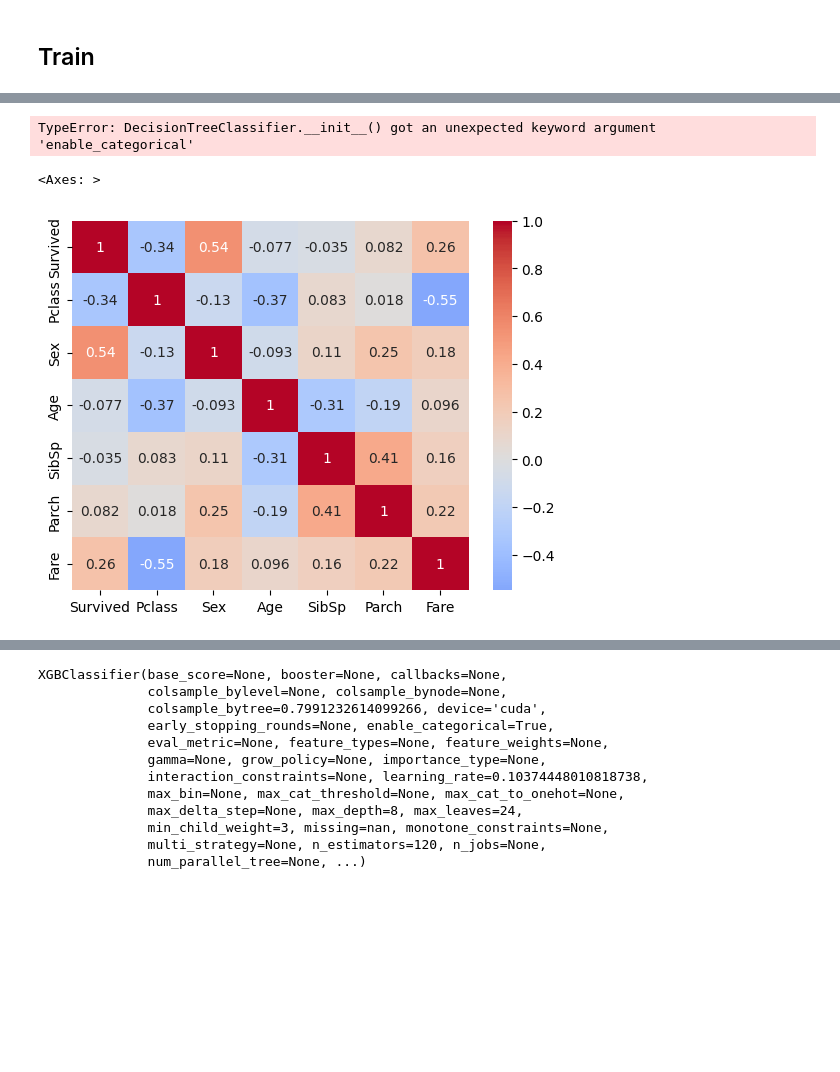
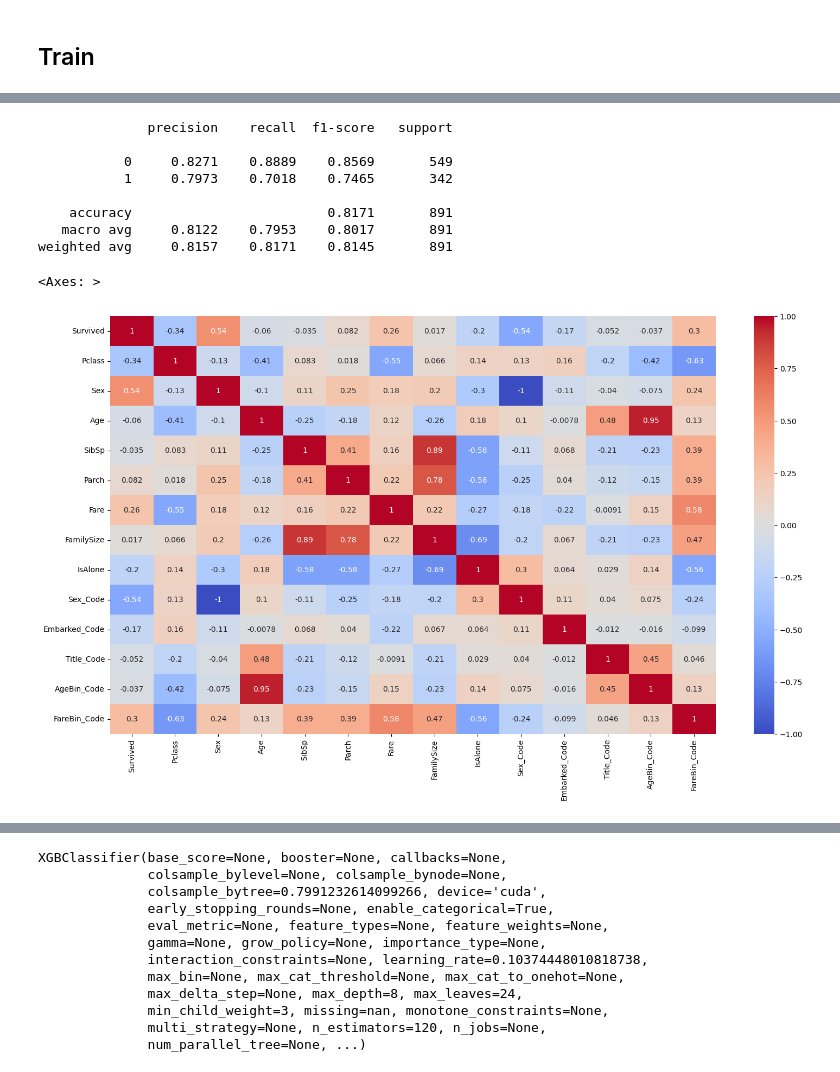
Before and after one commit to treerspeaking/titanic, a Jupyter notebook: feature_engineering_and_prediction.ipynb, the cells around one changed output, grey strips where cells are left out. Saved outputs shown, nothing was run; the diff lists cells and outputs as text; code cells hidden in the pictures; blank space fills up the shorter version.

```diff
--- a/feature_engineering_and_prediction.ipynb
+++ b/feature_engineering_and_prediction.ipynb
@@ -54,12 +39,15 @@ train_df
 # %%
-from sklearn.preprocessing import OneHotEncoder
+from sklearn.preprocessing import OneHotEncoder, LabelEncoder
 
 def preprocess(df, age_median, fare_median):
     df = df.copy()
     df.drop(["Cabin", "Ticket", "PassengerId"], axis=1, inplace=True)
-    df["Sex"] = df["Sex"].map({"male": 0, "female": 1})
-    # df["Sex_PClass"] = df["Sex"].astype(str) + "_" + df["Pclass"].astype(str)
+    df["Sex_PClass"] = df["Sex"].astype(str) + "_" + df["Pclass"].astype(str)
+    df['FamilySize'] = df['SibSp'] + df['Parch'] + 1
 
+    df['FareBin'] = pd.qcut(df['Fare'], 4)
+
+    #Age Bins/Buckets using cut or value bins: https://pandas.pydata.org/pandas-docs/stable/generated/pandas.cut.html
     # Fill missing values
     # age_mask = df["Age"].isna()
     # df.loc[age_mask, "Age"] = df.loc[age_mask].set_index(["Pclass", "Sex"]).index.map(age_median)
@@ -79,12 +67,26 @@ def preprocess(df, age_median, fare_median):
     main_titles = ['Mr', 'Mrs', 'Miss', 'Master']
     df["Title"] = df["Title"].map(lambda x: x if x in main_titles else "Rare")
 
+    df['AgeBin'] = pd.cut(df['Age'].astype(int), 5)
 
-    df["Title"] = df["Title"].astype("category")
-    df["Embarked"] = df["Embarked"].astype("category")
+    df['IsAlone'] = 1 #initialize to yes/1 is alone
+    df['IsAlone'].loc[df['FamilySize'] > 1] = 0
+    label = LabelEncoder()
+    df['Sex_Code'] = label.fit_transform(df['Sex'])
+    df['Embarked_Code'] = label.fit_transform(df['Embarked'])
+    df['Title_Code'] = label.fit_transform(df['Title'])
+    df['AgeBin_Code'] = label.fit_transform(df['AgeBin'])
+    df['FareBin_Code'] = label.fit_transform(df['FareBin'])
+
+    df["Sex"] = df["Sex"].map({"male": 0, "female": 1})
+    # df["Title"] = df["Title"].astype("category")
+    # df["Embarked"] = df["Embarked"].astype("category")
+    # df["Sex_PClass"] = df["Sex_PClass"].astype("category")
+    # df = df.drop(["Sex", "Age", "Embarked", "Title", "Fare", "AgeBin", "FareBin", "Sex_PClass"], axis=1)
+
 
     # Drop original columns and concatenate encoded columns
-    df = df.drop(['Name'], axis=1)
+    # df = df.drop(['Name'], axis=1)
 
 
     return df
@@ -124,29 +142,29 @@ X_train, X_val, y_train, y_val = train_test_split(X, y, test_size=0.2, random_st
 hyper_param = {'n_estimators': 120, 'max_depth': 8, 'max_leaves': 24, 'learning_rate': 0.10374448010818738, 'subsample': 0.9062292064783252, 'colsample_bytree': 0.7991232614099266, 'reg_alpha': 1.1317657421008092e-08, 'reg_lambda': 2.9919974380229196e-06, 'min_child_weight': 3}
 
 # Create and train model
-# model = XGBClassifier(
-#     # n_estimators=100,
-#     # max_depth=7,
-#     # max_leaves=128,
-#     # learning_rate=0.1,
-#     **hyper_param,
-#     enable_categorical=True,
-#     tree_method='hist',
-#     device='cuda',
-#     random_state=42,
-# )
+model = XGBClassifier(
+    # n_estimators=100,
+    # max_depth=7,
+    # max_leaves=128,
+    # learning_rate=0.1,
+    **hyper_param,
+    enable_categorical=True,
+    tree_method='hist',
+    device='cuda',
+    random_state=42,
+)
 
 
 hyper_param = {'max_depth': 12, 'min_samples_split': 13, 'min_samples_leaf': 6, 'max_features': None, 'criterion': 'log_loss', 'splitter': 'best', 'max_leaf_nodes': 59, 'min_impurity_decrease': 0.0017278770327136123}
-model = DecisionTreeClassifier(
-    **hyper_param,
-    random_state=42,
-    enable_categorical=True
-    )
+# hyper_param = {'criterion': 'gini', 'max_depth': 4}
+# model = DecisionTreeClassifier(
+#     **hyper_param,
+#     random_state=42,
+#     )
 # model = GaussianNB()
 # model = LogisticRegression(max_iter=10000)
 
-model.fit(X_train, y_train)
+model.fit(X, y)
 
 # Evaluate - convert cuDF to pandas/numpy for sklearn metrics
 # print(f"Validation Accuracy: {model.score(X_val.to_pandas(), y_val.to_numpy()):.4f}")
@@ -157,14 +175,23 @@ y_pred_cv = cross_val_predict(model, X, y, cv=5)
 # Print the classification report
 print(classification_report(y, y_pred_cv, digits=4))
 # %% [output]
-TypeError: DecisionTreeClassifier.__init__() got an unexpected keyword argument 'enable_categorical'
+              precision    recall  f1-score   support
+
+           0     0.8271    0.8889    0.8569       549
+           1     0.7973    0.7018    0.7465       342
+
+    accuracy                         0.8171       891
+   macro avg     0.8122    0.7953    0.8017       891
+weighted avg     0.8157    0.8171    0.8145       891
 # %%
 import seaborn as sns
+import matplotlib.pyplot as plt
+fig = plt.figure(figsize=(18,10))
 
 sns.heatmap(cleaned_train_df.corr(numeric_only=True), annot=True, cmap='coolwarm', center=0)
 # %% [output]
 <Axes: >
-[figure, old version]
+[figure, new version]
 # %%
 import matplotlib.pyplot as plt
 
```
Also changed, not shown: parts of 15 cells of this notebook, 2 other files.
